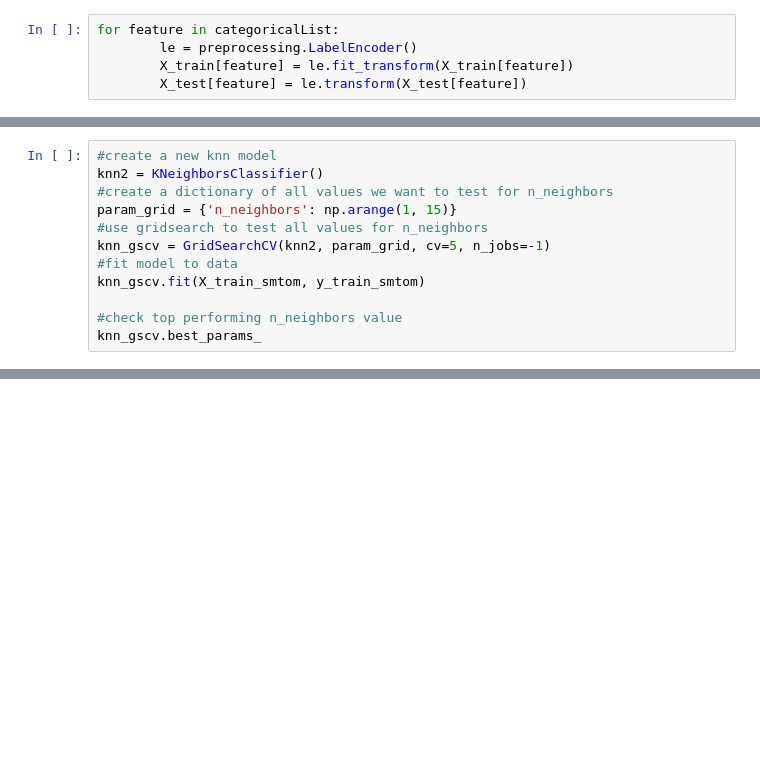
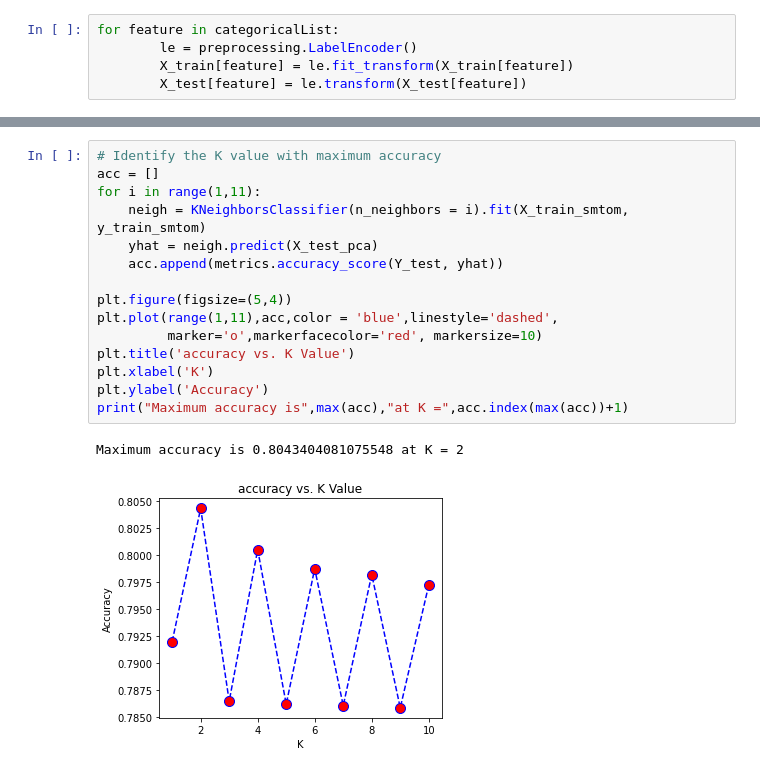
Before and after one commit to nithinkrishnan/AssignmentProjects, a Jupyter notebook: ml-assgn/assignment_2/Group49_Adult.ipynb, the cells around one changed output, grey strips where cells are left out. Saved outputs shown, nothing was run; the diff lists cells and outputs as text; blank space fills up the shorter version.

```diff
--- a/ml-assgn/assignment_2/Group49_Adult.ipynb
+++ b/ml-assgn/assignment_2/Group49_Adult.ipynb
@@ -469,12 +493,0 @@ result_df.head(2)
-# %%
-#create a new knn model
-knn2 = KNeighborsClassifier()
-#create a dictionary of all values we want to test for n_neighbors
-param_grid = {'n_neighbors': np.arange(1, 15)}
-#use gridsearch to test all values for n_neighbors
-knn_gscv = GridSearchCV(knn2, param_grid, cv=5, n_jobs=-1)
-#fit model to data
-knn_gscv.fit(X_train_smtom, y_train_smtom)
-
-#check top performing n_neighbors value
-knn_gscv.best_params_
@@ -735,0 +561,18 @@ plt.title('Comparison of LR and CART Model by Classification Metric')
+# %%
+# Identify the K value with maximum accuracy
+acc = []
+for i in range(1,11):
+    neigh = KNeighborsClassifier(n_neighbors = i).fit(X_train_smtom, y_train_smtom)
+    yhat = neigh.predict(X_test_pca)
+    acc.append(metrics.accuracy_score(Y_test, yhat))
+
+plt.figure(figsize=(5,4))
+plt.plot(range(1,11),acc,color = 'blue',linestyle='dashed',
+         marker='o',markerfacecolor='red', markersize=10)
+plt.title('accuracy vs. K Value')
+plt.xlabel('K')
+plt.ylabel('Accuracy')
+print("Maximum accuracy is",max(acc),"at K =",acc.index(max(acc))+1)
+# %% [output]
+Maximum accuracy is 0.8043404081075548 at K = 2
+[figure, added]
```
Also changed, not shown: parts of 79 cells of this notebook.
